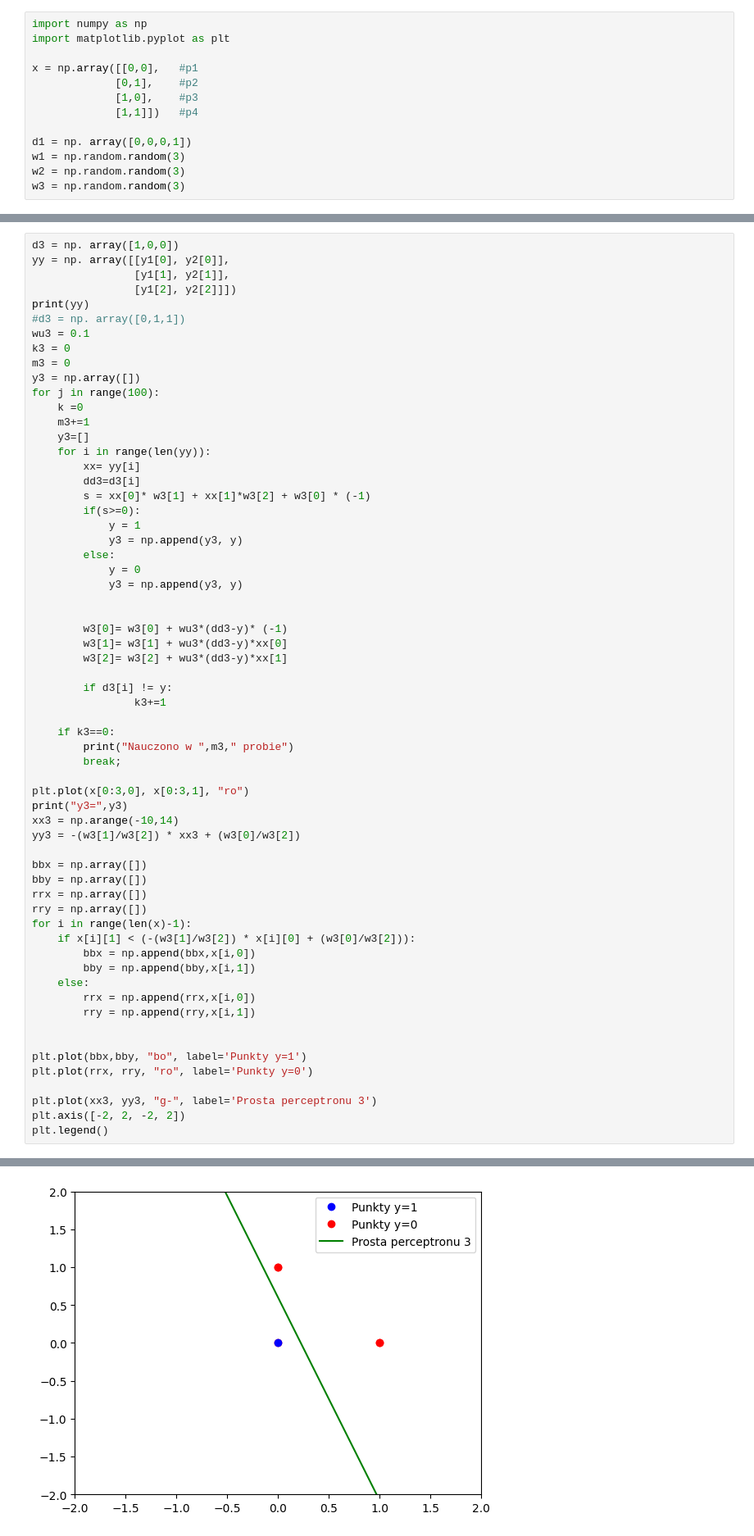
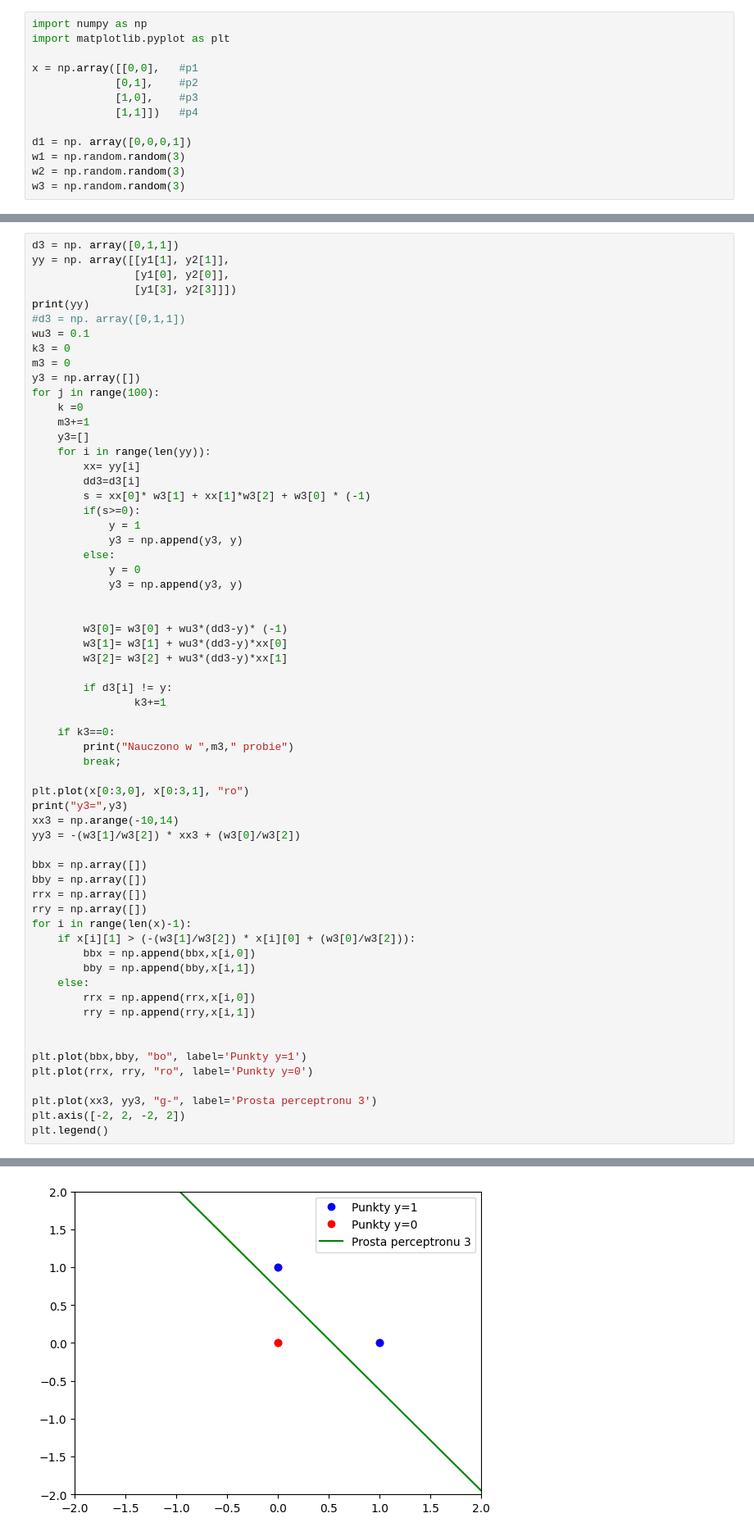
Before and after one commit to MyBlackCode/Studies, a Jupyter notebook: ArtificialIntelligence/Lab4/Lab4.ipynb, the cells around one changed output, grey strips where cells are left out. Shown at 82% size. Cells and saved outputs as stored; diff of their text form.

```diff
--- a/ArtificialIntelligence/Lab4/Lab4.ipynb
+++ b/ArtificialIntelligence/Lab4/Lab4.ipynb
@@ -144,8 +144,8 @@ y2= [1. 0. 0. 0.]
 # %%
-d3 = np. array([1,0,0])
-yy = np. array([[y1[0], y2[0]],
-                [y1[1], y2[1]],
-                [y1[2], y2[2]]])
+d3 = np. array([0,1,1])
+yy = np. array([[y1[1], y2[1]],
+                [y1[0], y2[0]],
+                [y1[3], y2[3]]])
 print(yy)
 #d3 = np. array([0,1,1])
 wu3 = 0.1
@@ -189,7 +189,7 @@ bby = np.array([])
 rrx = np.array([])
 rry = np.array([])
 for i in range(len(x)-1):
-    if x[i][1] < (-(w3[1]/w3[2]) * x[i][0] + (w3[0]/w3[2])):
+    if x[i][1] > (-(w3[1]/w3[2]) * x[i][0] + (w3[0]/w3[2])):
         bbx = np.append(bbx,x[i,0])
         bby = np.append(bby,x[i,1])
     else:
@@ -211,2 +211,2 @@ y3= [1. 0. 0.]
 <matplotlib.legend.Legend at 0x...>
-[figure, old version]
+[figure, new version]
```
Also changed, not shown: parts of 3 cells of this notebook.
